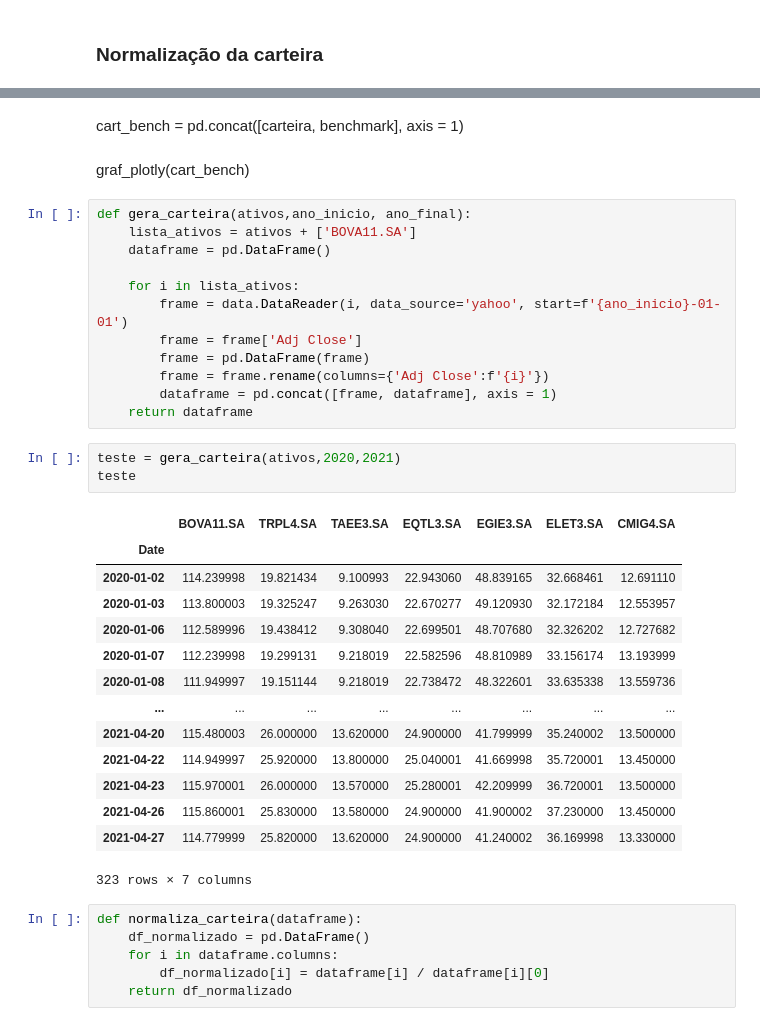
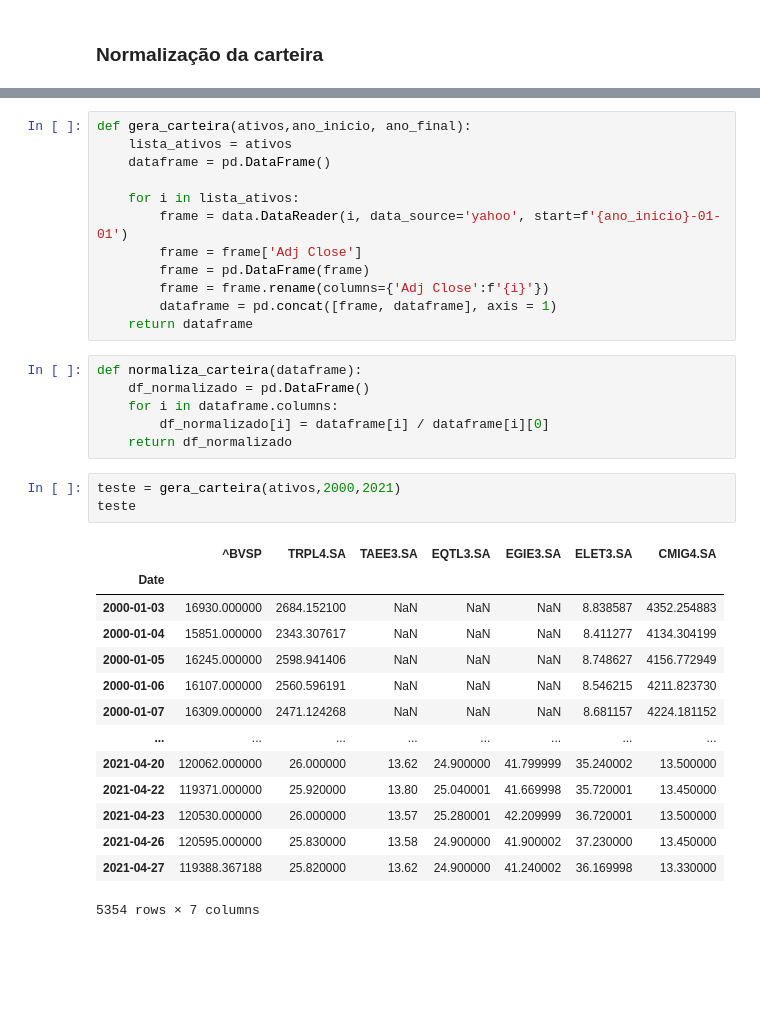
Before and after one commit to emersonsoaressc/economics, a Jupyter notebook: Analise_carteira_project.ipynb, the cells around one changed output, grey strips where cells are left out. Cells and saved outputs as stored; diff of their text form; blank space fills up the shorter version.

```diff
--- a/Analise_carteira_project.ipynb
+++ b/Analise_carteira_project.ipynb
@@ -28,10 +20,6 @@ carteira = pd.DataFrame(df_carteira['CARTEIRA'])
-# %% [markdown]
-cart_bench = pd.concat([carteira, benchmark], axis = 1)
-# %% [markdown]
-graf_plotly(cart_bench)
 # %%
 def gera_carteira(ativos,ano_inicio, ano_final):
-    lista_ativos = ativos + ['BOVA11.SA']
+    lista_ativos = ativos
     dataframe = pd.DataFrame()
 
     for i in lista_ativos:
@@ -41,30 +29,30 @@ def gera_carteira(ativos,ano_inicio, ano_final):
         frame = frame.rename(columns={'Adj Close':f'{i}'})
         dataframe = pd.concat([frame, dataframe], axis = 1)
     return dataframe
-# %%
-teste = gera_carteira(ativos,2020,2021)
-teste
-# %% [output]
-|  | BOVA11.SA | TRPL4.SA | TAEE3.SA | EQTL3.SA | EGIE3.SA | ELET3.SA | CMIG4.SA |
-| Date |  |  |  |  |  |  |  |
-| 2020-01-02 | 114.239998 | 19.821434 | 9.100993 | 22.943060 | 48.839165 | 32.668461 | 12.691110 |
-| 2020-01-03 | 113.800003 | 19.325247 | 9.263030 | 22.670277 | 49.120930 | 32.172184 | 12.553957 |
-| 2020-01-06 | 112.589996 | 19.438412 | 9.308040 | 22.699501 | 48.707680 | 32.326202 | 12.727682 |
-| 2020-01-07 | 112.239998 | 19.299131 | 9.218019 | 22.582596 | 48.810989 | 33.156174 | 13.193999 |
-| 2020-01-08 | 111.949997 | 19.151144 | 9.218019 | 22.738472 | 48.322601 | 33.635338 | 13.559736 |
-| ... | ... | ... | ... | ... | ... | ... | ... |
-| 2021-04-20 | 115.480003 | 26.000000 | 13.620000 | 24.900000 | 41.799999 | 35.240002 | 13.500000 |
-| 2021-04-22 | 114.949997 | 25.920000 | 13.800000 | 25.040001 | 41.669998 | 35.720001 | 13.450000 |
-| 2021-04-23 | 115.970001 | 26.000000 | 13.570000 | 25.280001 | 42.209999 | 36.720001 | 13.500000 |
-| 2021-04-26 | 115.860001 | 25.830000 | 13.580000 | 24.900000 | 41.900002 | 37.230000 | 13.450000 |
-| 2021-04-27 | 114.779999 | 25.820000 | 13.620000 | 24.900000 | 41.240002 | 36.169998 | 13.330000 |
-323 rows × 7 columns
 # %%
 def normaliza_carteira(dataframe):
     df_normalizado = pd.DataFrame()
     for i in dataframe.columns:
         df_normalizado[i] = dataframe[i] / dataframe[i][0]
     return df_normalizado
+# %%
+teste = gera_carteira(ativos,2000,2021)
+teste
+# %% [output]
+|  | ^BVSP | TRPL4.SA | TAEE3.SA | EQTL3.SA | EGIE3.SA | ELET3.SA | CMIG4.SA |
+| Date |  |  |  |  |  |  |  |
+| 2000-01-03 | 16930.000000 | 2684.152100 | NaN | NaN | NaN | 8.838587 | 4352.254883 |
+| 2000-01-04 | 15851.000000 | 2343.307617 | NaN | NaN | NaN | 8.411277 | 4134.304199 |
+| 2000-01-05 | 16245.000000 | 2598.941406 | NaN | NaN | NaN | 8.748627 | 4156.772949 |
+| 2000-01-06 | 16107.000000 | 2560.596191 | NaN | NaN | NaN | 8.546215 | 4211.823730 |
+| 2000-01-07 | 16309.000000 | 2471.124268 | NaN | NaN | NaN | 8.681157 | 4224.181152 |
+| ... | ... | ... | ... | ... | ... | ... | ... |
+| 2021-04-20 | 120062.000000 | 26.000000 | 13.62 | 24.900000 | 41.799999 | 35.240002 | 13.500000 |
+| 2021-04-22 | 119371.000000 | 25.920000 | 13.80 | 25.040001 | 41.669998 | 35.720001 | 13.450000 |
+| 2021-04-23 | 120530.000000 | 26.000000 | 13.57 | 25.280001 | 42.209999 | 36.720001 | 13.500000 |
+| 2021-04-26 | 120595.000000 | 25.830000 | 13.58 | 24.900000 | 41.900002 | 37.230000 | 13.450000 |
+| 2021-04-27 | 119388.367188 | 25.820000 | 13.62 | 24.900000 | 41.240002 | 36.169998 | 13.330000 |
+5354 rows × 7 columns
 # %%
 df_norm = normaliza_carteira(teste)
 df_norm
```
Also changed, not shown: parts of 9 cells of this notebook, 2 other files.
